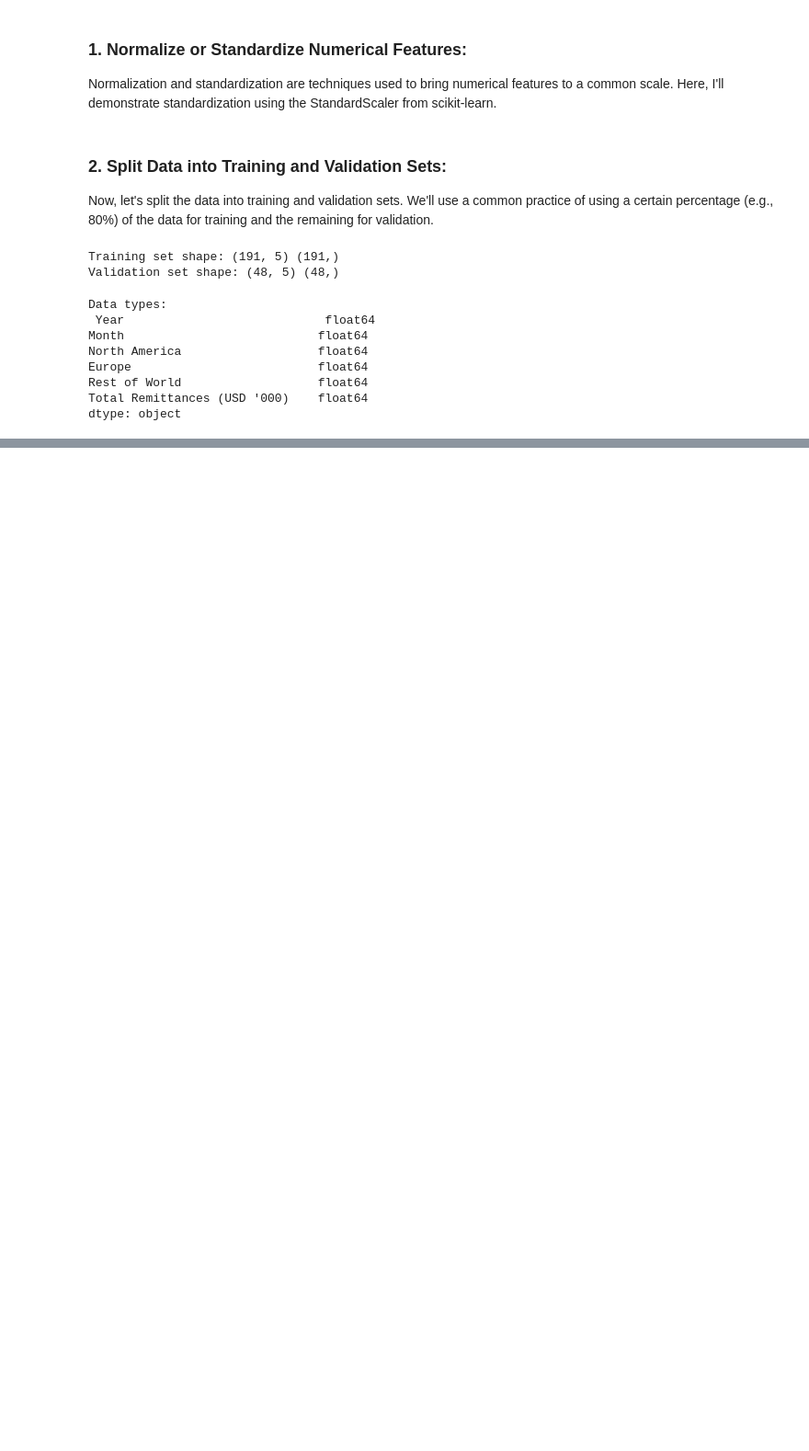
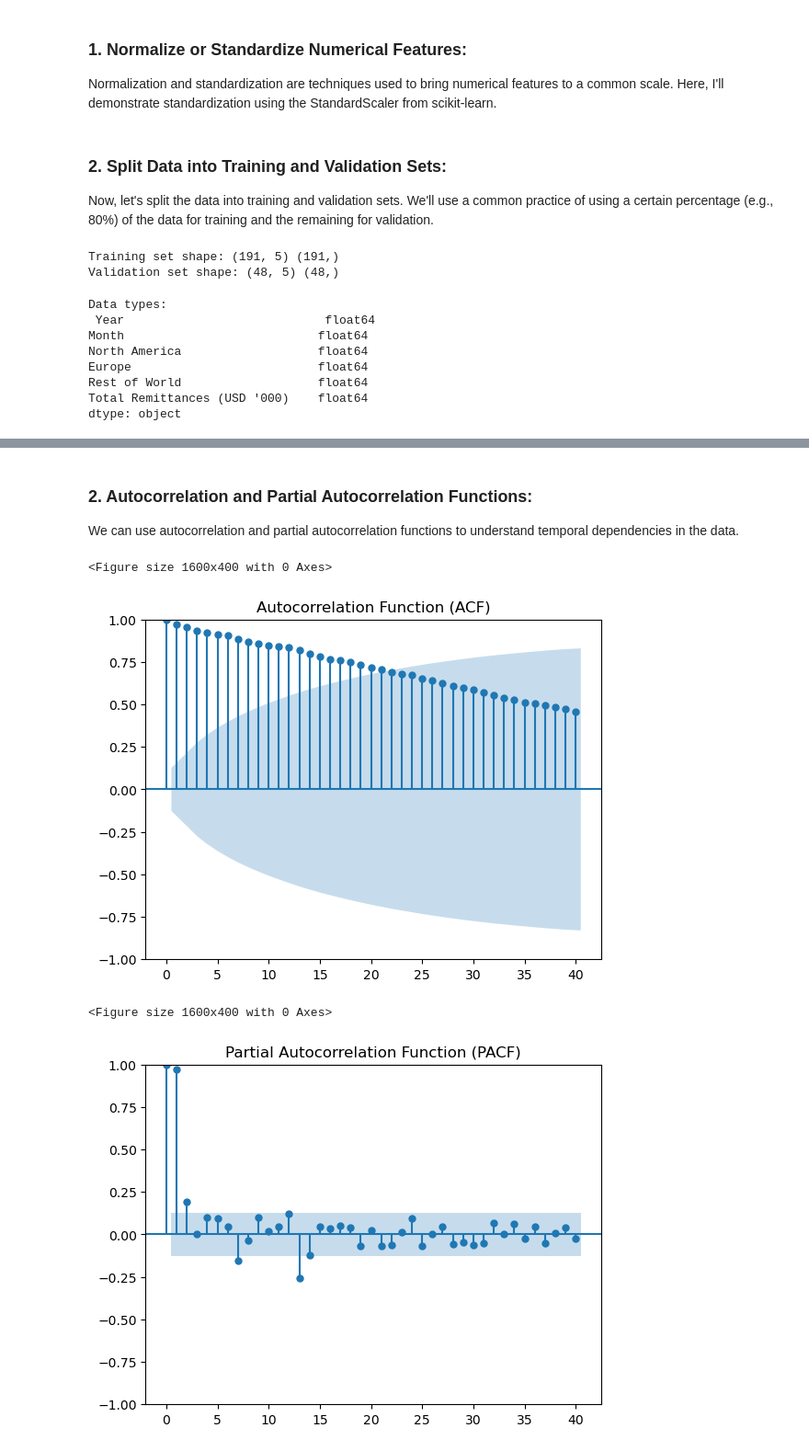
Before and after one commit to MadScie254/Predictive-Modeling-for-Monthly-Total-Remittances-CBK, a Jupyter notebook: Overview.ipynb, the cells around one changed output, grey strips where cells are left out. Shown: that part at 92% size. Cells and saved outputs as stored; diff of their text form; code cells hidden in the pictures; blank space fills up the shorter version.

```diff
--- a/Overview.ipynb
+++ b/Overview.ipynb
@@ -412,0 +433,20 @@ plt.show()
+# %% [markdown]
+### 2. Autocorrelation and Partial Autocorrelation Functions:
+We can use autocorrelation and partial autocorrelation functions to understand temporal dependencies in the data.
+# %%
+from statsmodels.graphics.tsaplots import plot_acf, plot_pacf
+
+# Plot autocorrelation function (ACF)
+plt.figure(figsize=(16, 4))
+plot_acf(remittances_data['Total Remittances (USD \'000)'], lags=40, title='Autocorrelation Function (ACF)')
+plt.show()
+
+# Plot partial autocorrelation function (PACF)
+plt.figure(figsize=(16, 4))
+plot_pacf(remittances_data['Total Remittances (USD \'000)'], lags=40, title='Partial Autocorrelation Function (PACF)')
+plt.show()
+# %% [output]
+<Figure size 1600x400 with 0 Axes>
+[figure, added]
+<Figure size 1600x400 with 0 Axes>
+[figure, added]
```
Also changed, not shown: parts of 2 cells of this notebook.
